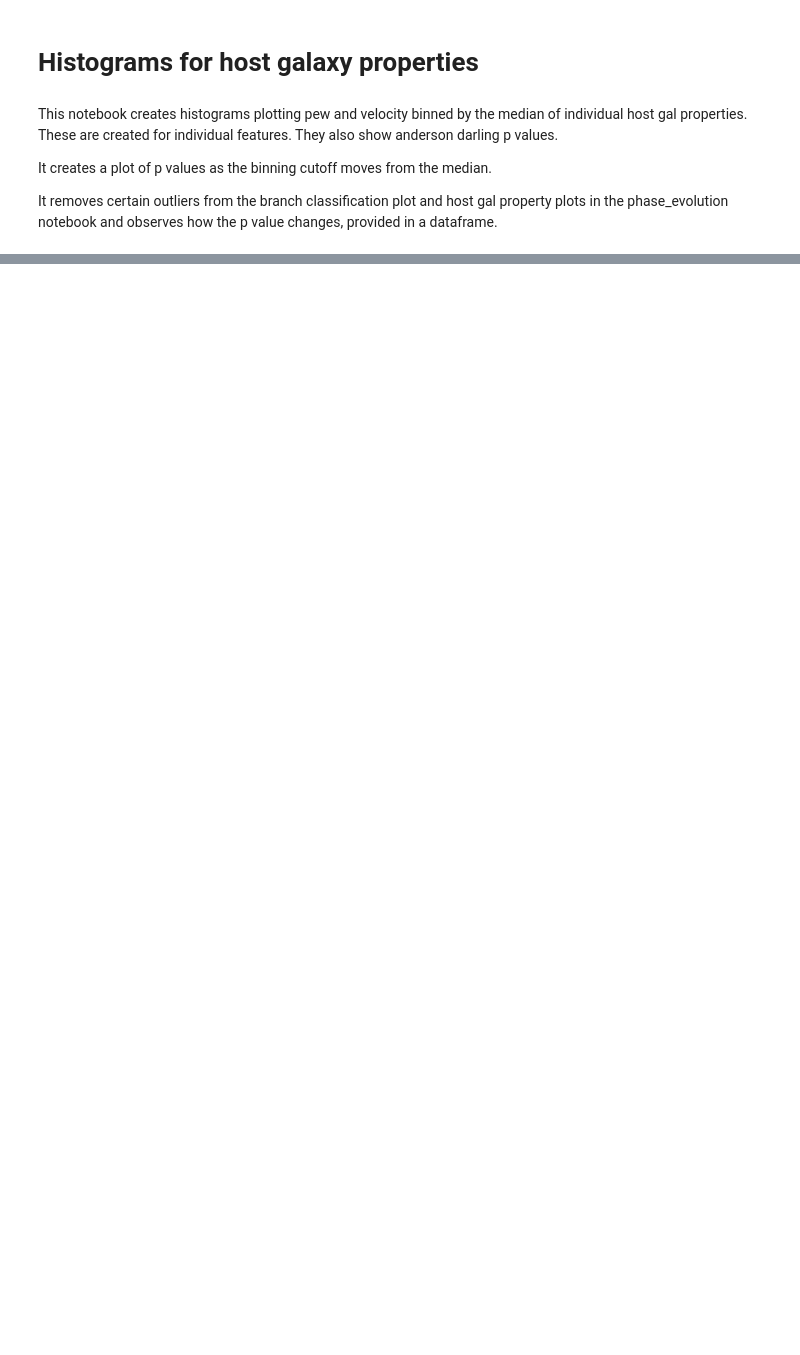
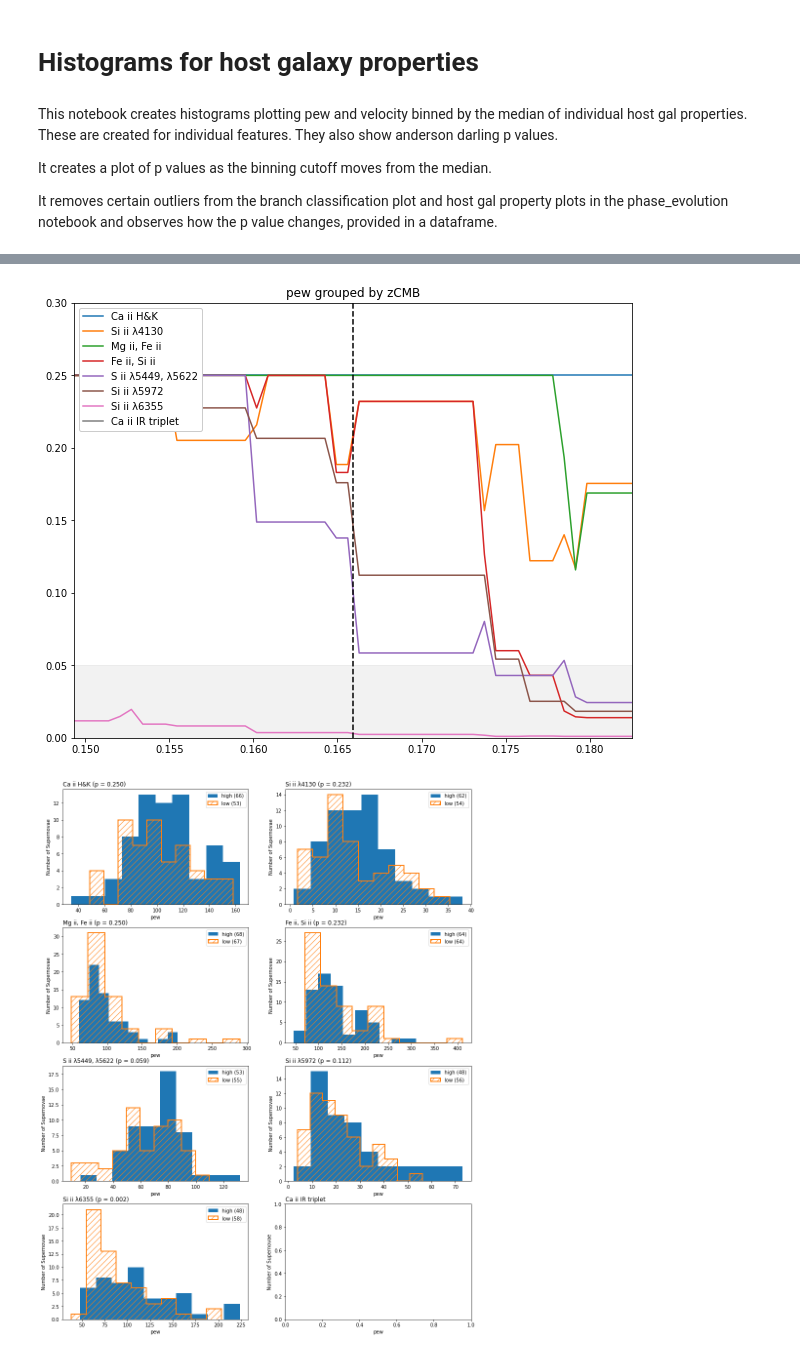
Before and after one commit to mwvgroup/SN-Spectral-Evolution, a Jupyter notebook: notebooks/host_gal_histograms.ipynb, the cells around one changed output, grey strips where cells are left out. Saved outputs shown, nothing was run; the diff lists cells and outputs as text; code cells hidden in the pictures; blank space fills up the shorter version.

```diff
--- a/notebooks/host_gal_histograms.ipynb
+++ b/notebooks/host_gal_histograms.ipynb
@@ -372,0 +26,18 @@ make_p_plot(sdss_combined, 'vel', 'logSSFRFSPS')
+# %%
+sdss_combined = read_in_pipeline_result('../results/final_sdss.csv', 'sdss')
+sdss_combined = sdss_combined[sdss_combined.is_peak]
+
+branch_outliers = [10449, 16021, 1371, 6773, 7147, 16099, 16281, 18375, 18697, 21502]
+no_branch_out = sdss_combined.drop(branch_outliers, level='obj_id')
+
+hostmass_outliers = [16280, 3901, 2330, 1580, 15369, 6422, 13072, 16333]
+no_mass_out = sdss_combined.drop(hostmass_outliers, level='obj_id')
+
+sfr_outliers = [1580, 1253, 20350, 16280, 16333]
+no_sfr_out = sdss_combined.drop(sfr_outliers, level='obj_id')
+
+redshift_outliers = [16280, 3901, 17825, 2330, 1580, 15369, 13072, 5737, 5994, 16287, 6422, 6933, 16333]
+no_zCMB_out = sdss_combined.drop(redshift_outliers, level='obj_id')
+
+all_outliers = set(branch_outliers + hostmass_outliers + sfr_outliers + redshift_outliers)
+no_out = sdss_combined.drop(all_outliers, level='obj_id')
@@ -372,0 +48,20 @@ make_p_plot(sdss_combined, 'vel', 'logSSFRFSPS')
+# %%
+def split_data_by_value(df, col, cutoff=None):
+    """Return data above and below the given cutoff
+
+    Args:
+        df (DataFrame): Data to apply the cutoff too
+        col      (Str): The cutoff to apply the cutoff on
+        cutoff (float): The cutoff value (defaults to the median value of ``col``)
+
+    Returns:
+        Dataframe were all values in the specified column are > the cutoff
+        Dataframe were all values in the specified column are <= the cutoff
+    """
+
+    df = df.dropna(subset=[col])
+    cutoff = cutoff or df[col].median()
+    high = df[df[col] > cutoff]
+    low = df[df[col] <= cutoff]
+
+    return high, low
@@ -372,0 +158,9 @@ make_p_plot(sdss_combined, 'vel', 'logSSFRFSPS')
+# %%
+for col in ('zCMB', 'logMassFSPS', 'logSSFRFSPS'):
+    for measurement in ('pew', 'vel'):
+        plot_pvalue(no_out, measurement, col, cutoff_steps=50)
+        plt.title(f'{measurement} grouped by {col}')
+        make_hist(no_out, measurement, col)
+# %% [output]
+[figure, added]
+[figure, added]
```
Also changed, not shown: parts of 45 cells of this notebook, 55 other files.
